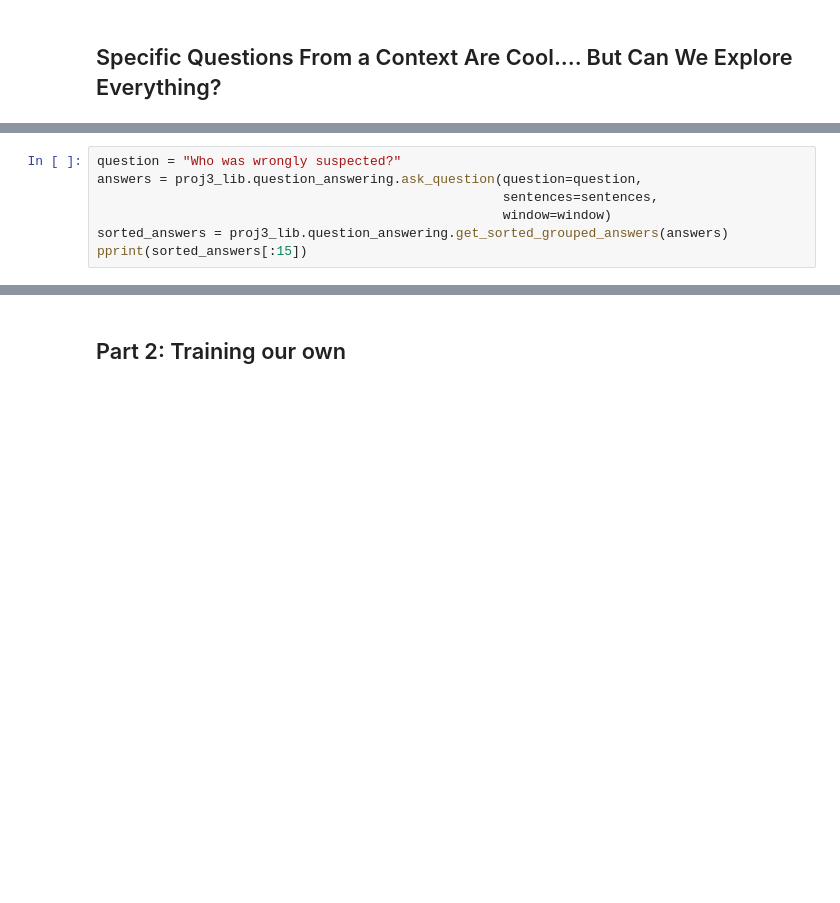
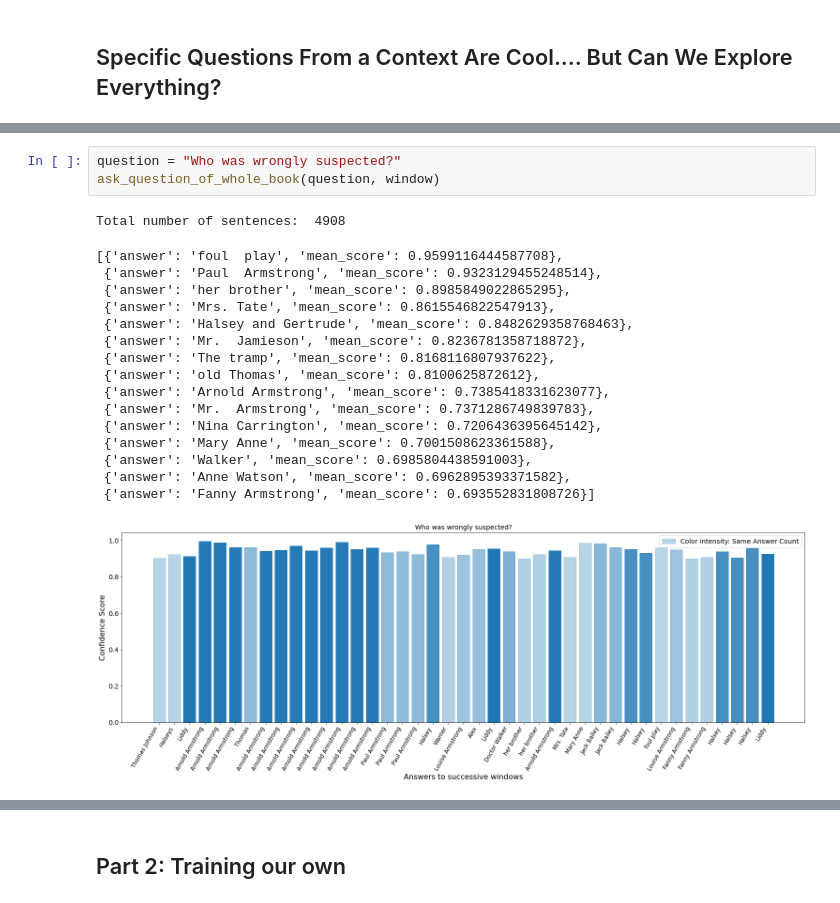
Before and after one commit to NLPaladins/rinehartAnalysis_questionAnswering, a Jupyter notebook: main.ipynb, the cells around one changed output, grey strips where cells are left out. Saved outputs shown, nothing was run; the diff lists cells and outputs as text; blank space fills up the shorter version.

```diff
--- a/main.ipynb
+++ b/main.ipynb
@@ -284,9 +336,23 @@ Total number of sentences:  5235
 # %%
 question = "Who was wrongly suspected?"
-answers = proj3_lib.question_answering.ask_question(question=question,
-                                                    sentences=sentences,
-                                                    window=window)
-sorted_answers = proj3_lib.question_answering.get_sorted_grouped_answers(answers)
-pprint(sorted_answers[:15])
+ask_question_of_whole_book(question, window)
+# %% [output]
+Total number of sentences:  4908
+[{'answer': 'foul  play', 'mean_score': 0.9599116444587708},
+ {'answer': 'Paul  Armstrong', 'mean_score': 0.9323129455248514},
+ {'answer': 'her brother', 'mean_score': 0.8985849022865295},
+ {'answer': 'Mrs. Tate', 'mean_score': 0.8615546822547913},
+ {'answer': 'Halsey and Gertrude', 'mean_score': 0.8482629358768463},
+ {'answer': 'Mr.  Jamieson', 'mean_score': 0.8236781358718872},
+ {'answer': 'The tramp', 'mean_score': 0.8168116807937622},
+ {'answer': 'old Thomas', 'mean_score': 0.8100625872612},
+ {'answer': 'Arnold Armstrong', 'mean_score': 0.7385418331623077},
+ {'answer': 'Mr.  Armstrong', 'mean_score': 0.7371286749839783},
+ {'answer': 'Nina Carrington', 'mean_score': 0.7206436395645142},
+ {'answer': 'Mary Anne', 'mean_score': 0.7001508623361588},
+ {'answer': 'Walker', 'mean_score': 0.6985804438591003},
+ {'answer': 'Anne Watson', 'mean_score': 0.6962895393371582},
+ {'answer': 'Fanny Armstrong', 'mean_score': 0.693552831808726}]
+[figure, added]
 # %%
 question = "What was the murder weapon?"
```
Also changed, not shown: parts of 23 cells of this notebook.
